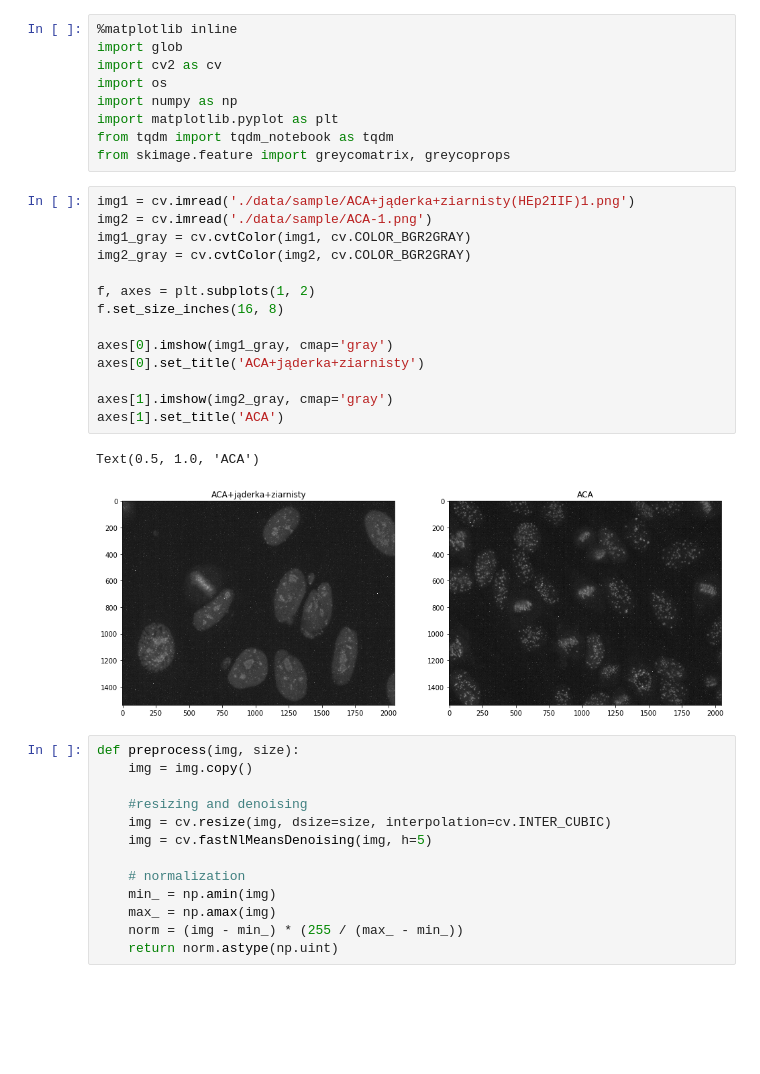
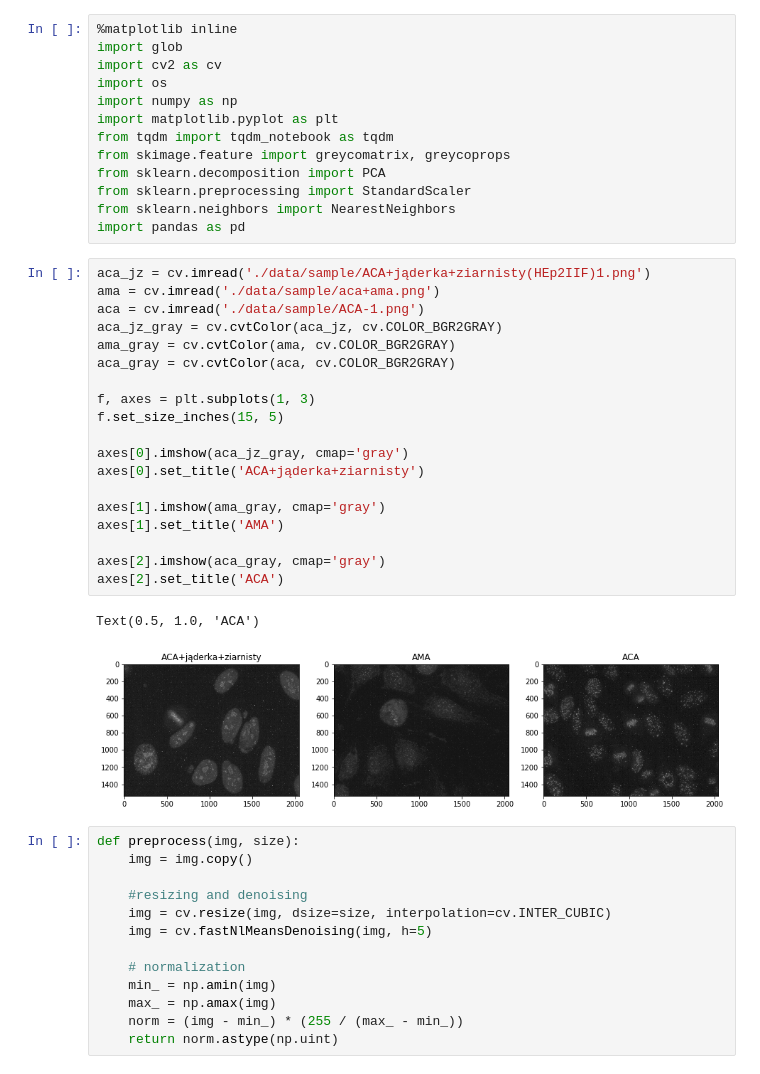
Before and after one commit to mszpyrka/AGH-AntinuclearAntibodiesClassification, a Jupyter notebook: comparison.ipynb, the cells around one changed output. Drawn from its saved outputs; the diff is of its cells as text; blank space fills up the shorter version.

Commit message:
Added third cell class to the comparison, used pca for visualization of glcm results

```diff
--- a/comparison.ipynb
+++ b/comparison.ipynb
@@ -7,23 +7,32 @@ import numpy as np
 import matplotlib.pyplot as plt
 from tqdm import tqdm_notebook as tqdm
 from skimage.feature import greycomatrix, greycoprops
+from sklearn.decomposition import PCA
+from sklearn.preprocessing import StandardScaler
+from sklearn.neighbors import NearestNeighbors
+import pandas as pd
 # %%
-img1 = cv.imread('./data/sample/ACA+jąderka+ziarnisty(HEp2IIF)1.png')
-img2 = cv.imread('./data/sample/ACA-1.png')
-img1_gray = cv.cvtColor(img1, cv.COLOR_BGR2GRAY)
-img2_gray = cv.cvtColor(img2, cv.COLOR_BGR2GRAY)
+aca_jz = cv.imread('./data/sample/ACA+jąderka+ziarnisty(HEp2IIF)1.png')
+ama = cv.imread('./data/sample/aca+ama.png')
+aca = cv.imread('./data/sample/ACA-1.png')
+aca_jz_gray = cv.cvtColor(aca_jz, cv.COLOR_BGR2GRAY)
+ama_gray = cv.cvtColor(ama, cv.COLOR_BGR2GRAY)
+aca_gray = cv.cvtColor(aca, cv.COLOR_BGR2GRAY)
 
-f, axes = plt.subplots(1, 2)
-f.set_size_inches(16, 8)
+f, axes = plt.subplots(1, 3)
+f.set_size_inches(15, 5)
 
-axes[0].imshow(img1_gray, cmap='gray')
+axes[0].imshow(aca_jz_gray, cmap='gray')
 axes[0].set_title('ACA+jąderka+ziarnisty')
 
-axes[1].imshow(img2_gray, cmap='gray')
-axes[1].set_title('ACA')
+axes[1].imshow(ama_gray, cmap='gray')
+axes[1].set_title('AMA')
+
+axes[2].imshow(aca_gray, cmap='gray')
+axes[2].set_title('ACA')
 # %% [output]
 Text(0.5, 1.0, 'ACA')
-[figure, old version]
+[figure, new version]
 # %%
 def preprocess(img, size):
     img = img.copy()
```
Also changed, not shown: parts of 7 cells of this notebook.
